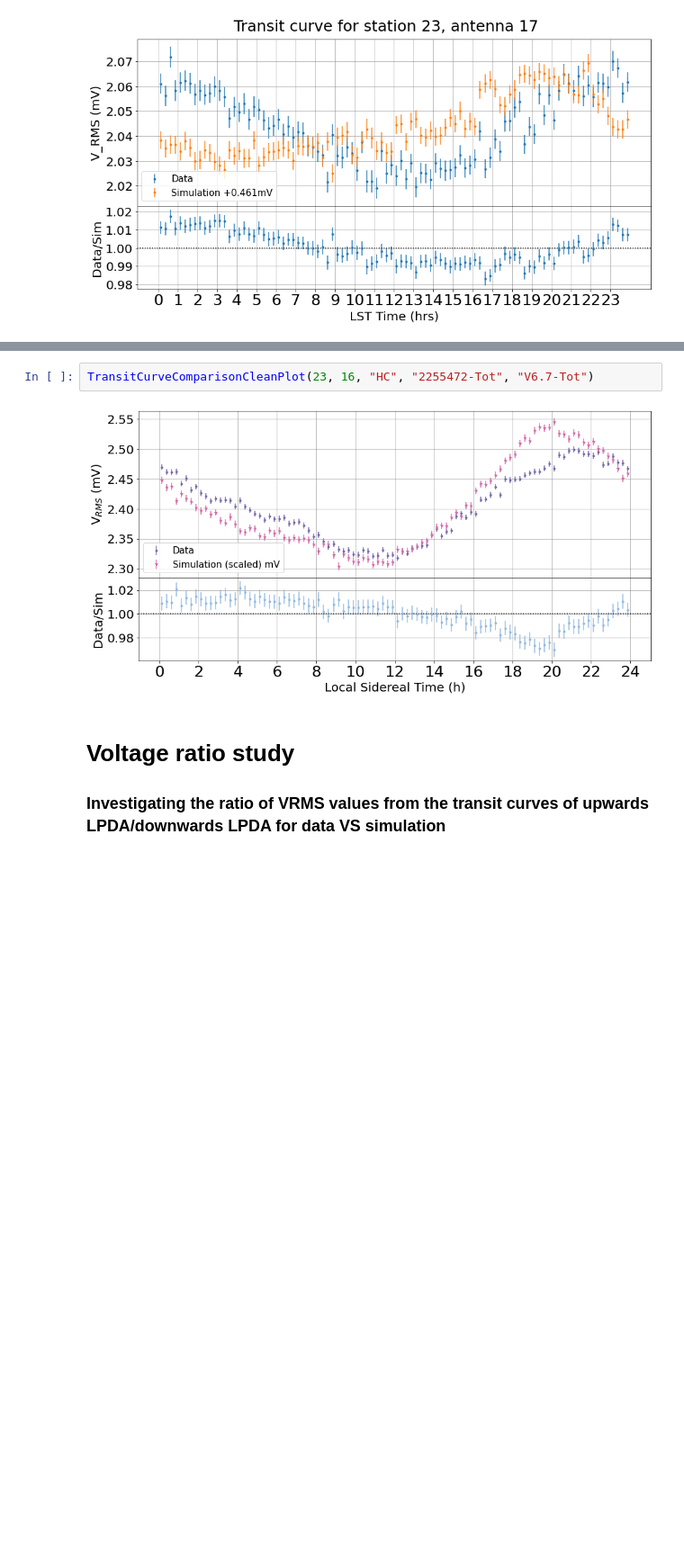
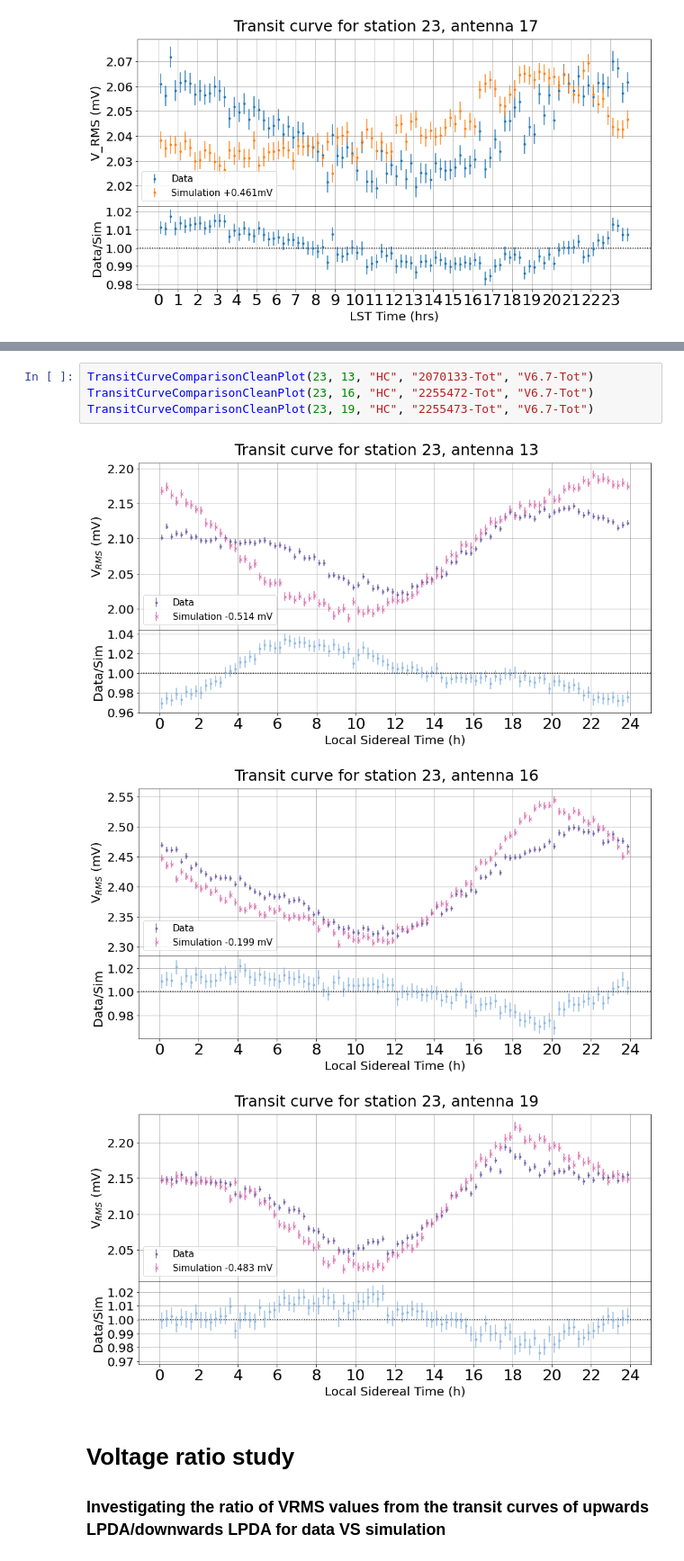
Before and after one commit to JethroStoffels/RNOG_Programming, a Jupyter notebook: Galactic_noise/2023-05-22 DataSimComparison.ipynb, the cells around one changed output, grey strips where cells are left out. Shown at 90% size. Saved outputs shown, nothing was run; the diff lists cells and outputs as text; blank space fills up the shorter version.

Commit message:
TCurve_Scalings
Added different scaling options to the TransitCurveCleanPlot function

```diff
--- a/Galactic_noise/2023-05-22 DataSimComparison.ipynb
+++ b/Galactic_noise/2023-05-22 DataSimComparison.ipynb
@@ -38,7 +47,11 @@ TransitCurveComparison(23, 17, "HC", "2327179-Tot", "V6.7-Tot")
 # %%
+TransitCurveComparisonCleanPlot(23, 13, "HC", "2070133-Tot", "V6.7-Tot")
 TransitCurveComparisonCleanPlot(23, 16, "HC", "2255472-Tot", "V6.7-Tot")
+TransitCurveComparisonCleanPlot(23, 19, "HC", "2255473-Tot", "V6.7-Tot")
 # %% [output]
-[figure, old version]
+[figure, new version]
+[figure, added]
+[figure, added]
 # %% [markdown]
 # Voltage ratio study <br>
 ### Investigating the ratio of VRMS values from the transit curves of upwards LPDA/downwards LPDA for data VS simulation
```
Also changed, not shown: parts of 2 cells of this notebook, 31 other files.
